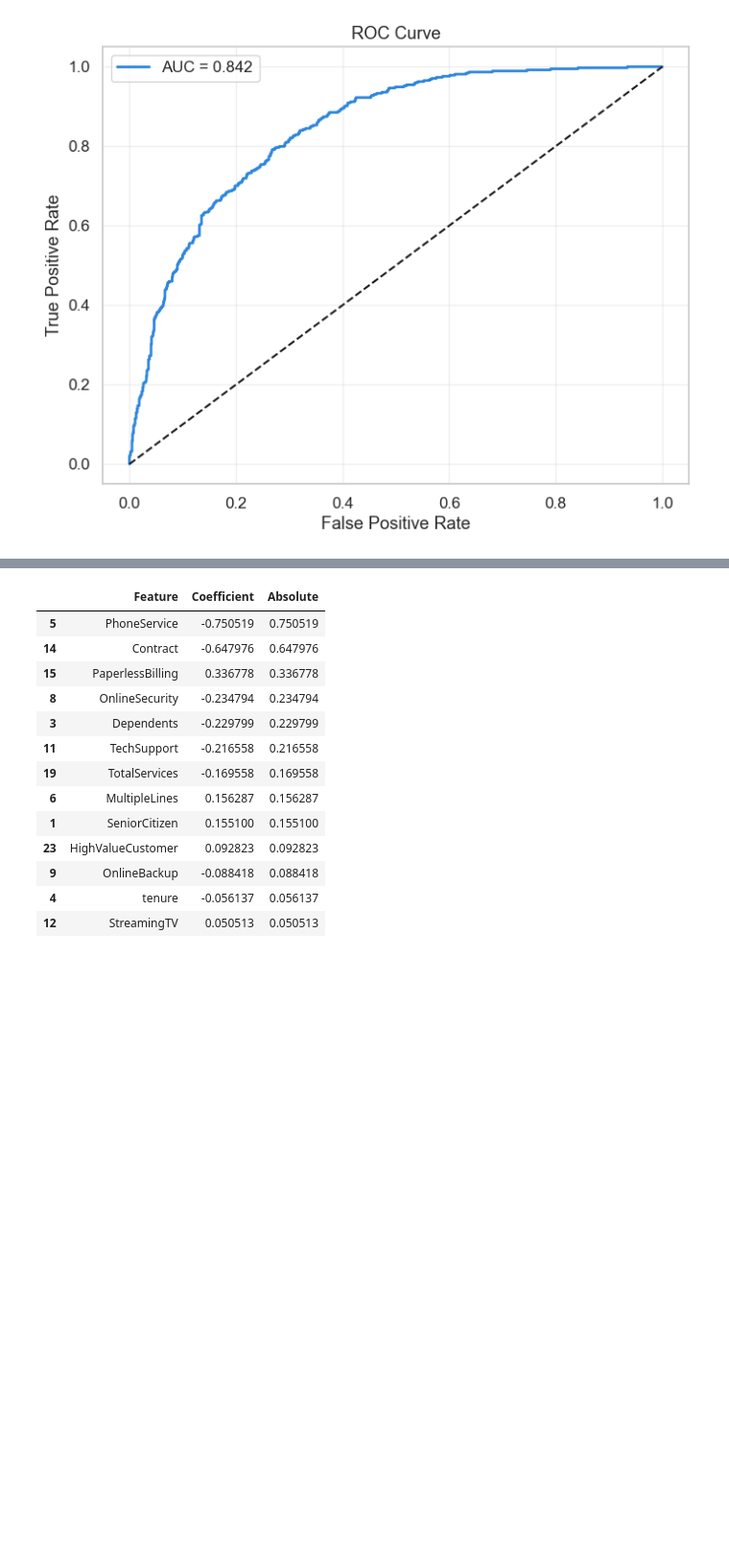
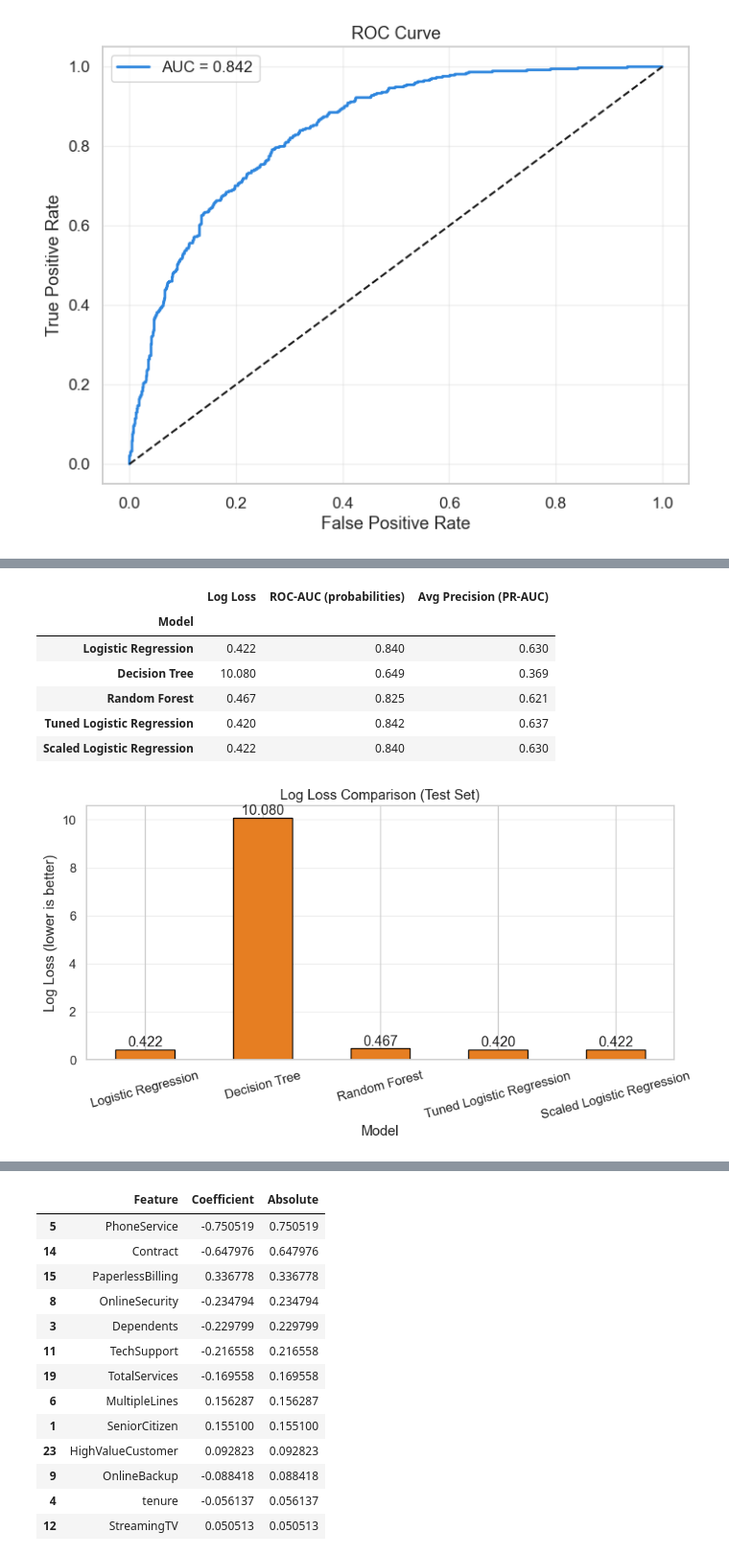
Before and after one commit to lakshmimallesh-dev/Customer-Churn-Prediction, a Jupyter notebook: Customer_Churn.ipynb, the cells around one changed output, grey strips where cells are left out. Shown at 96% size. Cells and saved outputs as stored; diff of their text form; code cells hidden in the pictures; blank space fills up the shorter version.

```diff
--- a/Customer_Churn.ipynb
+++ b/Customer_Churn.ipynb
@@ -1264,0 +1306,33 @@ plt.show()
+# %%
+from sklearn.preprocessing import StandardScaler
+from sklearn.pipeline import make_pipeline
+
+# scaled Logistic Regression (scaler fitted on TRAIN only) - covers the "feature scaling" requirement
+lr_scaled = make_pipeline(StandardScaler(), LogisticRegression(max_iter=10000, random_state=42))
+lr_scaled.fit(X_train, y_train)
+models_all["Scaled Logistic Regression"] = lr_scaled
+
+rows = []
+for name, m in models_all.items():
+    p = m.predict_proba(X_test)[:, 1]
+    rows.append({
+        "Model": name,
+        "Log Loss": log_loss(y_test, p),
+        "ROC-AUC (probabilities)": roc_auc_score(y_test, p),
+        "Avg Precision (PR-AUC)": average_precision_score(y_test, p),
+    })
+
+logloss_table = pd.DataFrame(rows).set_index("Model").round(3)
+print("LOG LOSS & PROBABILITY-BASED AUC (lower log loss = better)")
+display(logloss_table)
+
+ax = logloss_table["Log Loss"].plot(kind="bar", figsize=(9, 5), color="#E67E22",
+                                    edgecolor="black", rot=15)
+ax.set_ylabel("Log Loss (lower is better)")
+ax.set_title("Log Loss Comparison (Test Set)")
+ax.grid(axis="y", alpha=0.3)
+for c in ax.containers:
+    ax.bar_label(c, fmt="%.3f")
+plt.tight_layout()
+plt.show()
+# %% [output]
@@ -1264,0 +1340,8 @@ plt.show()
+|  | Log Loss | ROC-AUC (probabilities) | Avg Precision (PR-AUC) |
+| Model |  |  |  |
+| Logistic Regression | 0.422 | 0.840 | 0.630 |
+| Decision Tree | 10.080 | 0.649 | 0.369 |
+| Random Forest | 0.467 | 0.825 | 0.621 |
+| Tuned Logistic Regression | 0.420 | 0.842 | 0.637 |
+| Scaled Logistic Regression | 0.422 | 0.840 | 0.630 |
+[figure, added]
```
Also changed, not shown: parts of 11 cells of this notebook, 2 other files.
